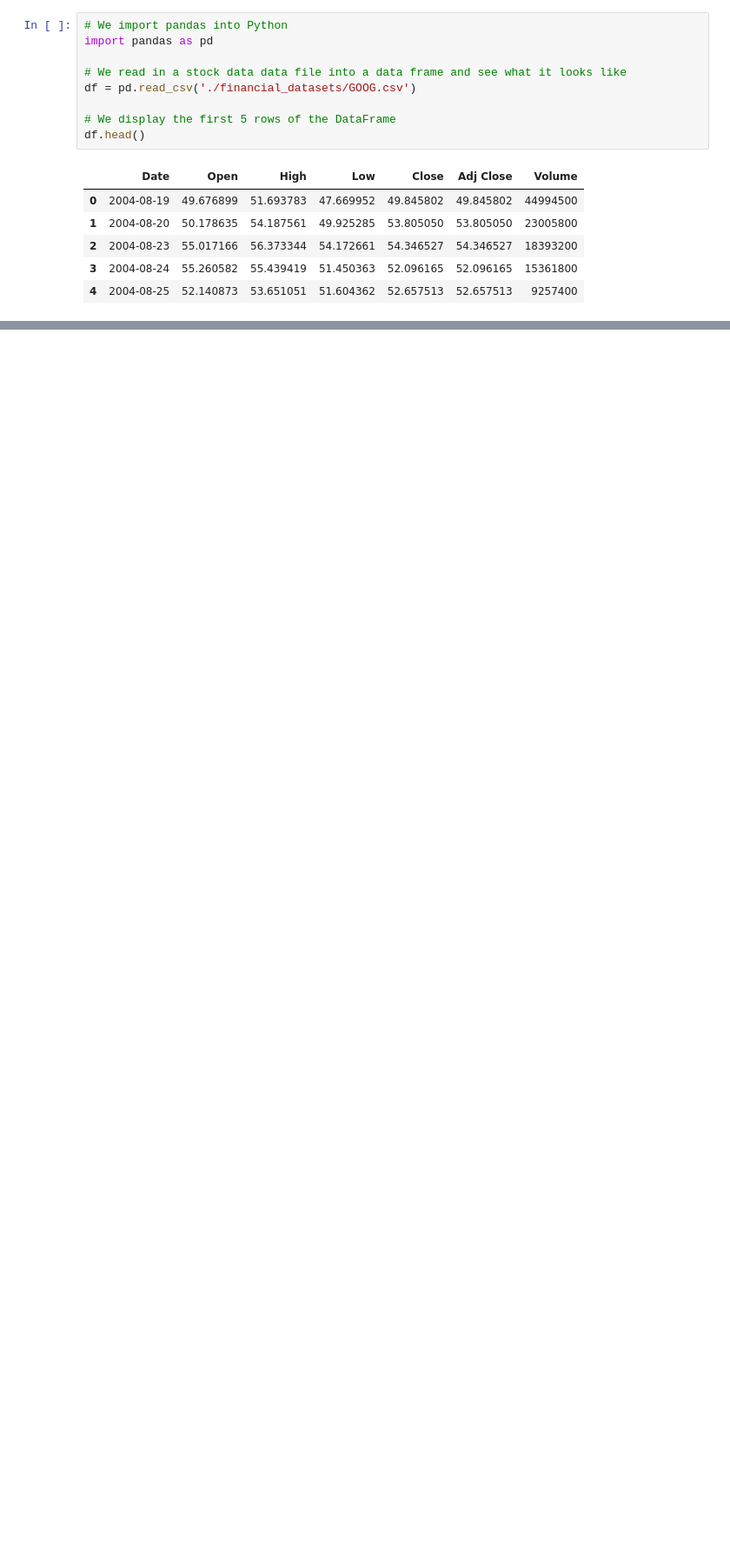
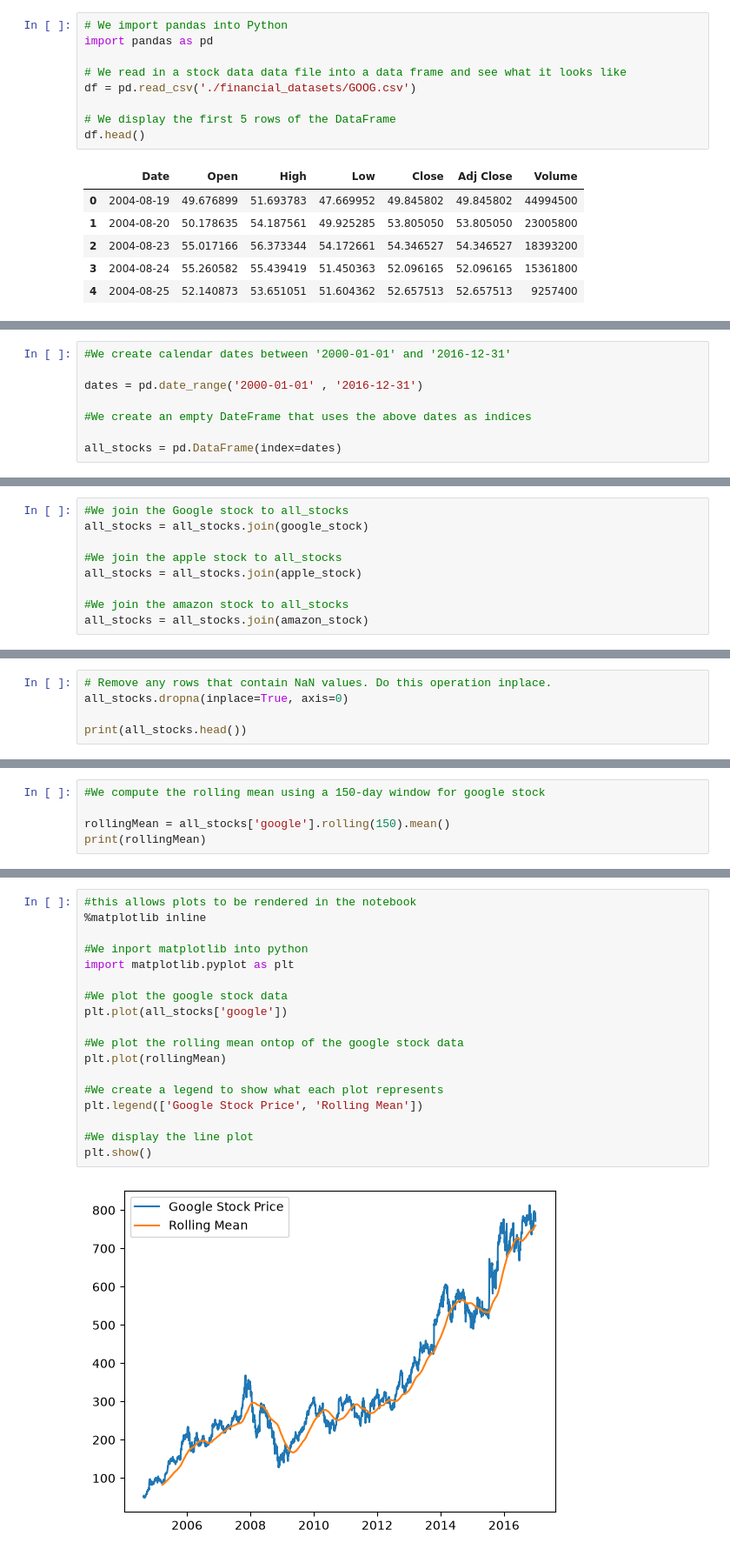
Before and after one commit to jjacque1/Learning-Numpy-in-JupyterNotebooks, a Jupyter notebook: statistics_from_stock_data.ipynb, the cells around one changed output, grey strips where cells are left out. Shown at 87% size. Saved outputs shown, nothing was run; the diff lists cells and outputs as text; blank space fills up the shorter version.

Commit message:
Finished the stock statistics mini-project

```diff
--- a/statistics_from_stock_data.ipynb
+++ b/statistics_from_stock_data.ipynb
@@ -23,0 +83,8 @@ df.head()
+# %%
+#We create calendar dates between '2000-01-01' and '2016-12-31'
+
+dates = pd.date_range('2000-01-01' , '2016-12-31')
+
+#We create an empty DateFrame that uses the above dates as indices
+
+all_stocks = pd.DataFrame(index=dates)
@@ -23,0 +140,9 @@ df.head()
+# %%
+#We join the Google stock to all_stocks
+all_stocks = all_stocks.join(google_stock)
+
+#We join the apple stock to all_stocks
+all_stocks = all_stocks.join(apple_stock)
+
+#We join the amazon stock to all_stocks
+all_stocks = all_stocks.join(amazon_stock)
@@ -23,0 +201,5 @@ df.head()
+# %%
+# Remove any rows that contain NaN values. Do this operation inplace.
+all_stocks.dropna(inplace=True, axis=0)
+
+print(all_stocks.head())
@@ -23,0 +268,5 @@ df.head()
+# %%
+#We compute the rolling mean using a 150-day window for google stock
+
+rollingMean = all_stocks['google'].rolling(150).mean()
+print(rollingMean)
@@ -23,0 +288,20 @@ df.head()
+# %%
+#this allows plots to be rendered in the notebook
+%matplotlib inline
+
+#We inport matplotlib into python
+import matplotlib.pyplot as plt
+
+#We plot the google stock data
+plt.plot(all_stocks['google'])
+
+#We plot the rolling mean ontop of the google stock data
+plt.plot(rollingMean)
+
+#We create a legend to show what each plot represents
+plt.legend(['Google Stock Price', 'Rolling Mean'])
+
+#We display the line plot
+plt.show()
+# %% [output]
+[figure, added]
```
Also changed, not shown: parts of 29 cells of this notebook.
